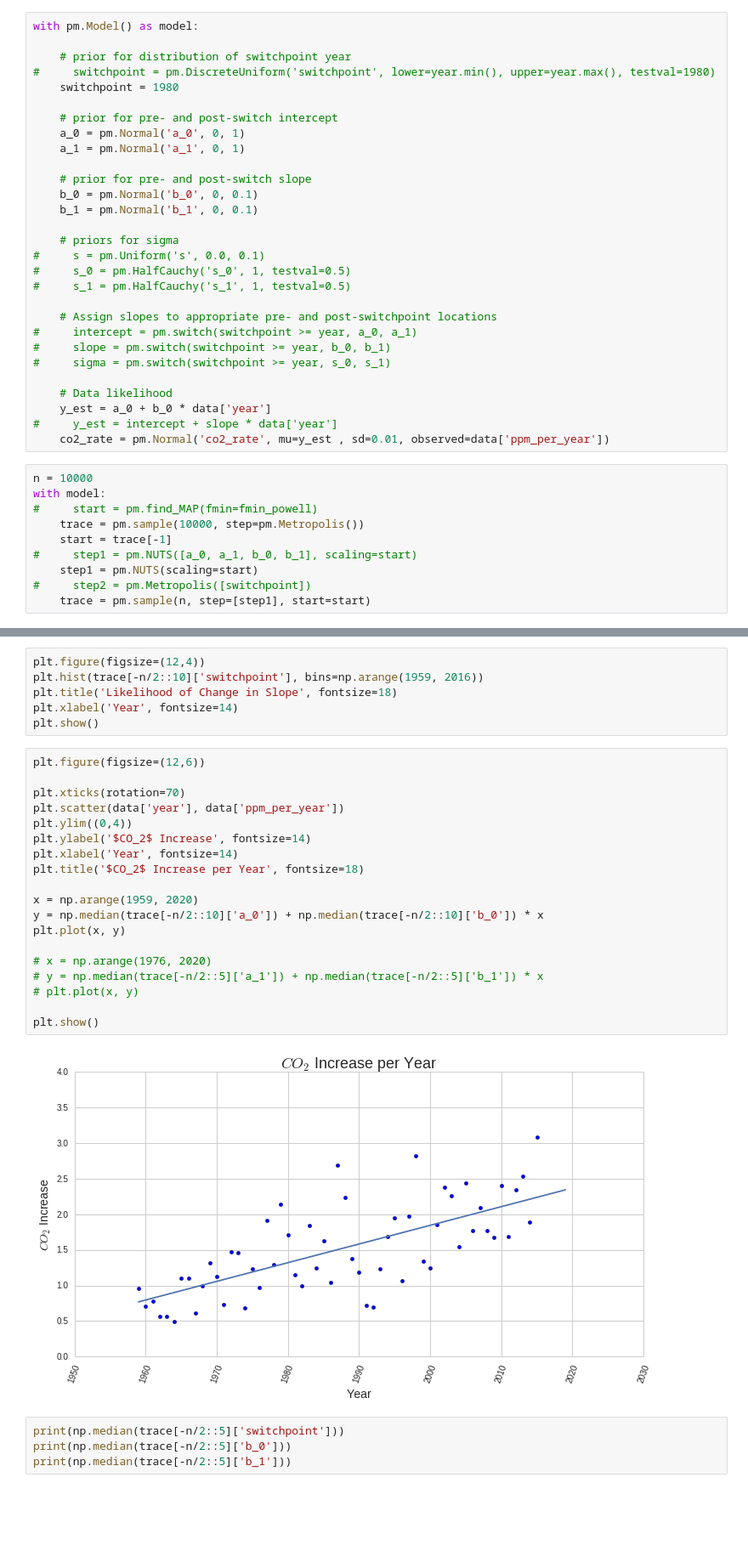
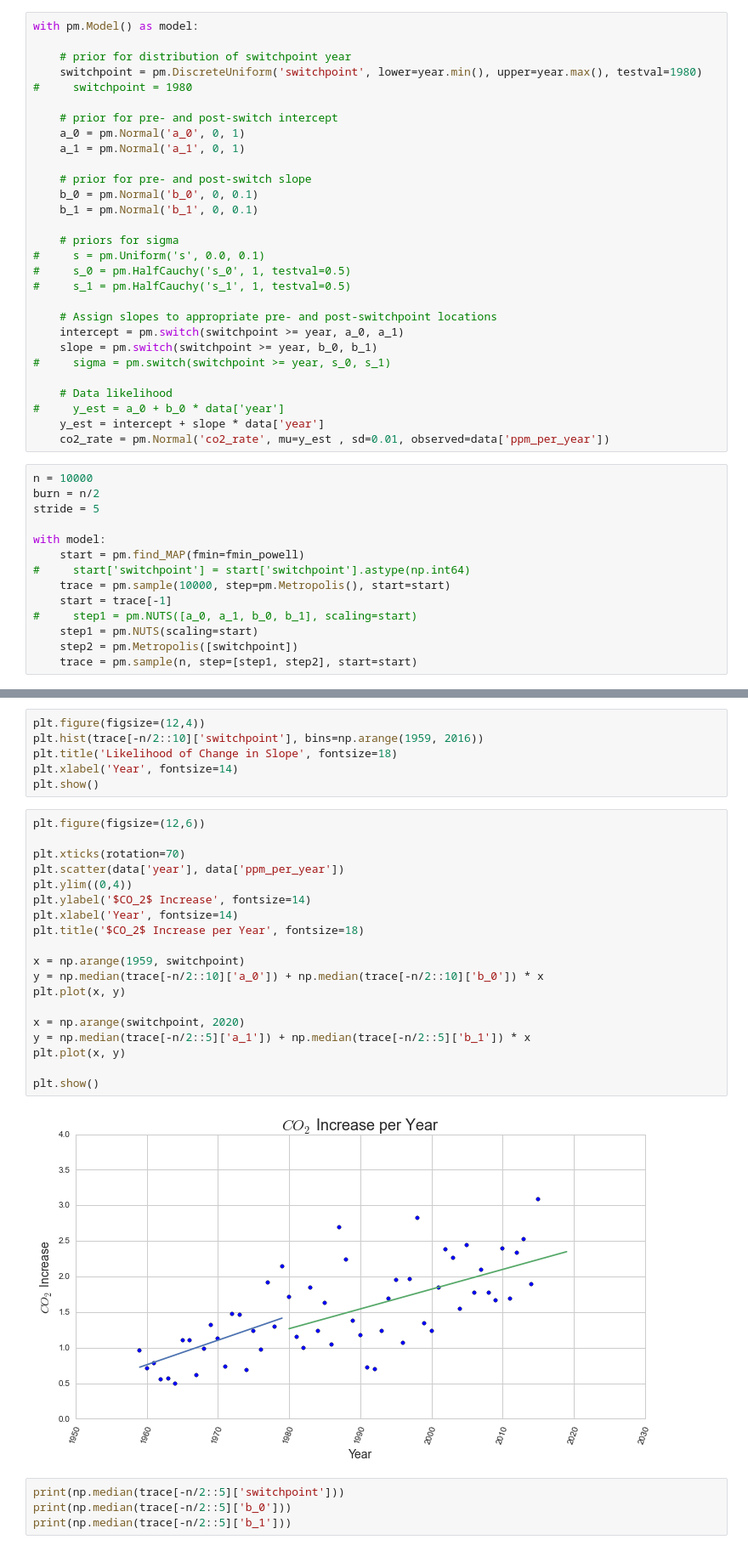
Before and after one commit to walterreade/p2, a Jupyter notebook: pymc3/CO2_Rate.ipynb, the cells around one changed output, grey strips where cells are left out. Shown: that part at 85% size. Saved outputs shown, nothing was run; the diff lists cells and outputs as text; blank space fills up the shorter version.

```diff
--- a/pymc3/CO2_Rate.ipynb
+++ b/pymc3/CO2_Rate.ipynb
@@ -42,8 +44,8 @@ year = np.arange(1959,2016)
 with pm.Model() as model:
 
     # prior for distribution of switchpoint year
-#     switchpoint = pm.DiscreteUniform('switchpoint', lower=year.min(), upper=year.max(), testval=1980)
-    switchpoint = 1980
+    switchpoint = pm.DiscreteUniform('switchpoint', lower=year.min(), upper=year.max(), testval=1980)
+#     switchpoint = 1980
 
     # prior for pre- and post-switch intercept
     a_0 = pm.Normal('a_0', 0, 1)
@@ -59,22 +61,26 @@ with pm.Model() as model:
 #     s_1 = pm.HalfCauchy('s_1', 1, testval=0.5)
 
     # Assign slopes to appropriate pre- and post-switchpoint locations
-#     intercept = pm.switch(switchpoint >= year, a_0, a_1)
-#     slope = pm.switch(switchpoint >= year, b_0, b_1)
+    intercept = pm.switch(switchpoint >= year, a_0, a_1)
+    slope = pm.switch(switchpoint >= year, b_0, b_1)
 #     sigma = pm.switch(switchpoint >= year, s_0, s_1)
 
     # Data likelihood
-    y_est = a_0 + b_0 * data['year']
-#     y_est = intercept + slope * data['year']
+#     y_est = a_0 + b_0 * data['year']
+    y_est = intercept + slope * data['year']
     co2_rate = pm.Normal('co2_rate', mu=y_est , sd=0.01, observed=data['ppm_per_year'])
 # %%
 n = 10000
+burn = n/2
+stride = 5
+
 with model:
-#     start = pm.find_MAP(fmin=fmin_powell)
-    trace = pm.sample(10000, step=pm.Metropolis())
+    start = pm.find_MAP(fmin=fmin_powell)
+#     start['switchpoint'] = start['switchpoint'].astype(np.int64)
+    trace = pm.sample(10000, step=pm.Metropolis(), start=start)
     start = trace[-1]
 #     step1 = pm.NUTS([a_0, a_1, b_0, b_1], scaling=start)
     step1 = pm.NUTS(scaling=start)
-#     step2 = pm.Metropolis([switchpoint])
-    trace = pm.sample(n, step=[step1], start=start)
+    step2 = pm.Metropolis([switchpoint])
+    trace = pm.sample(n, step=[step1, step2], start=start)
 # %% [output]
@@ -95,24 +102,24 @@ plt.show()
 # %%
 plt.figure(figsize=(12,6))
 
 plt.xticks(rotation=70)
 plt.scatter(data['year'], data['ppm_per_year'])
 plt.ylim((0,4))
 plt.ylabel('$CO_2$ Increase', fontsize=14)
 plt.xlabel('Year', fontsize=14)
 plt.title('$CO_2$ Increase per Year', fontsize=18)
 
-x = np.arange(1959, 2020)
+x = np.arange(1959, switchpoint)
 y = np.median(trace[-n/2::10]['a_0']) + np.median(trace[-n/2::10]['b_0']) * x
 plt.plot(x, y)
 
-# x = np.arange(1976, 2020)
-# y = np.median(trace[-n/2::5]['a_1']) + np.median(trace[-n/2::5]['b_1']) * x
-# plt.plot(x, y)
+x = np.arange(switchpoint, 2020)
+y = np.median(trace[-n/2::5]['a_1']) + np.median(trace[-n/2::5]['b_1']) * x
+plt.plot(x, y)
 
 plt.show()
 # %% [output]
-[figure, old version]
+[figure, new version]
 # %%
 print(np.median(trace[-n/2::5]['switchpoint']))
 print(np.median(trace[-n/2::5]['b_0']))
```
Also changed, not shown: parts of 6 cells of this notebook.
